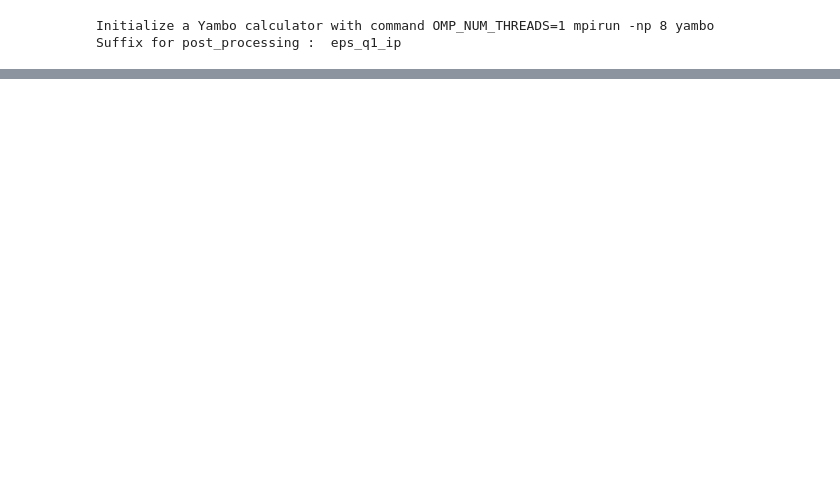
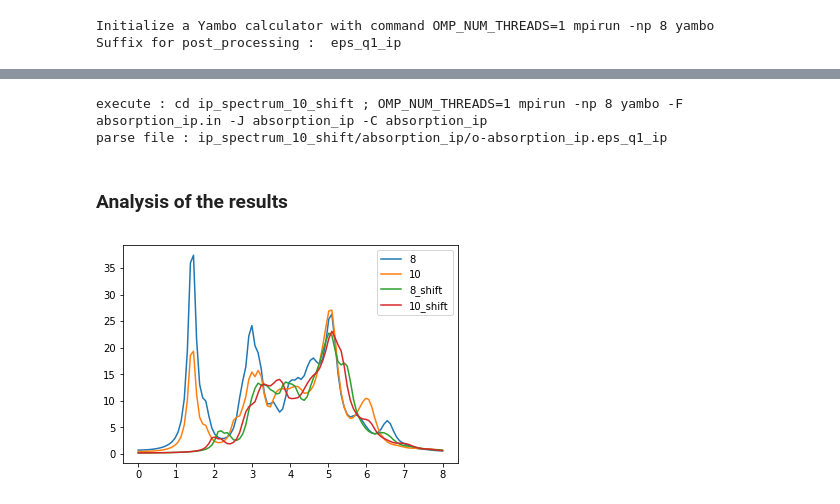
Before and after one commit to marcodalessandro76/Generation-and-decay-of-the-degree-of-spin-polarization-in-GaAs, a Jupyter notebook: Absorption_spectrum_ip.ipynb, the cells around one changed output, grey strips where cells are left out. Saved outputs shown, nothing was run; the diff lists cells and outputs as text; code cells hidden in the pictures; blank space fills up the shorter version.

```diff
--- a/Absorption_spectrum_ip.ipynb
+++ b/Absorption_spectrum_ip.ipynb
@@ -64,0 +126,7 @@ dict_keys(['E', 'Im', 'Re'])
+# %%
+ip_10_shift.run()
+# %% [output]
+execute : cd ip_spectrum_10_shift ; OMP_NUM_THREADS=1 mpirun -np 8 yambo -F absorption_ip.in -J absorption_ip -C absorption_ip
+parse file : ip_spectrum_10_shift/absorption_ip/o-absorption_ip.eps_q1_ip
+# %% [markdown]
+### Analysis of the results
@@ -64,0 +138,10 @@ dict_keys(['E', 'Im', 'Re'])
+# %%
+plt.plot(res_8.E,res_8.Im,label='8')
+plt.plot(res_10.E,res_10.Im,label='10')
+plt.plot(res_8_shift.E,res_8_shift.Im,label='8_shift')
+plt.plot(res_10_shift.E,res_10_shift.Im,label='10_shift')
+#plt.plot(res.E,res.Re,label='re')
+plt.legend()
+plt.show()
+# %% [output]
+[figure, added]
```
Also changed, not shown: parts of 32 cells of this notebook, 2 other files.
